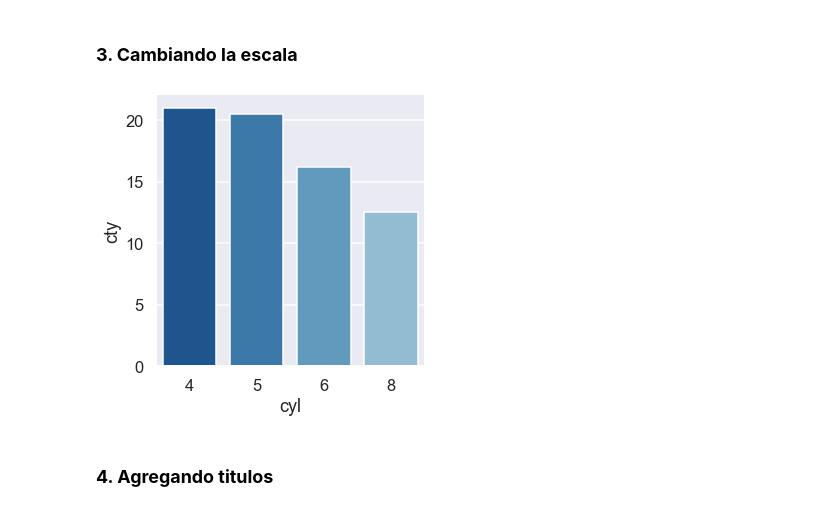
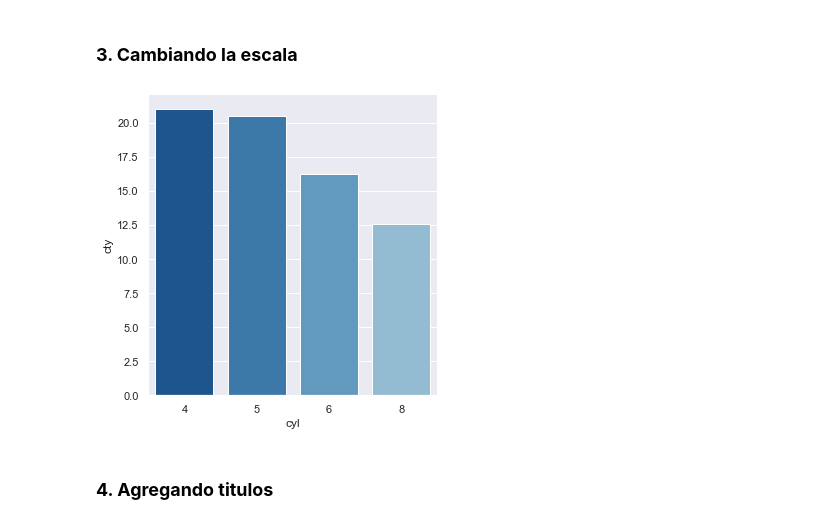
Before and after one commit to JuanFeA98/DataCamp, a Jupyter notebook: Visualization with Seaborn/04. Customizing Seaborn plots.ipynb, the cells around one changed output. Cells and saved outputs as stored; diff of their text form; code cells hidden in the pictures.

```diff
--- a/Visualization with Seaborn/04. Customizing Seaborn plots.ipynb
+++ b/Visualization with Seaborn/04. Customizing Seaborn plots.ipynb
@@ -83,21 +83,21 @@ plt.show()
 # %%
 sns.set_style('darkgrid')
 sns.set_palette('Blues_r')
 
 # Puede tomar los siguientes valores: 'paper', 'notebook', 'talk', 'poster'
-sns.set_context('talk')
+sns.set_context('notebook')
 
 sns.catplot(
     data=df,
     x='cyl',
     y='cty',
     kind='bar',
     ci=None
 )
 
 plt.show()
 # %% [output]
-[figure, old version]
+[figure, new version]
 # %% [markdown]
 ### **4. Agregando titulos**
 # %%
```
Also changed, not shown: parts of 3 cells of this notebook.
